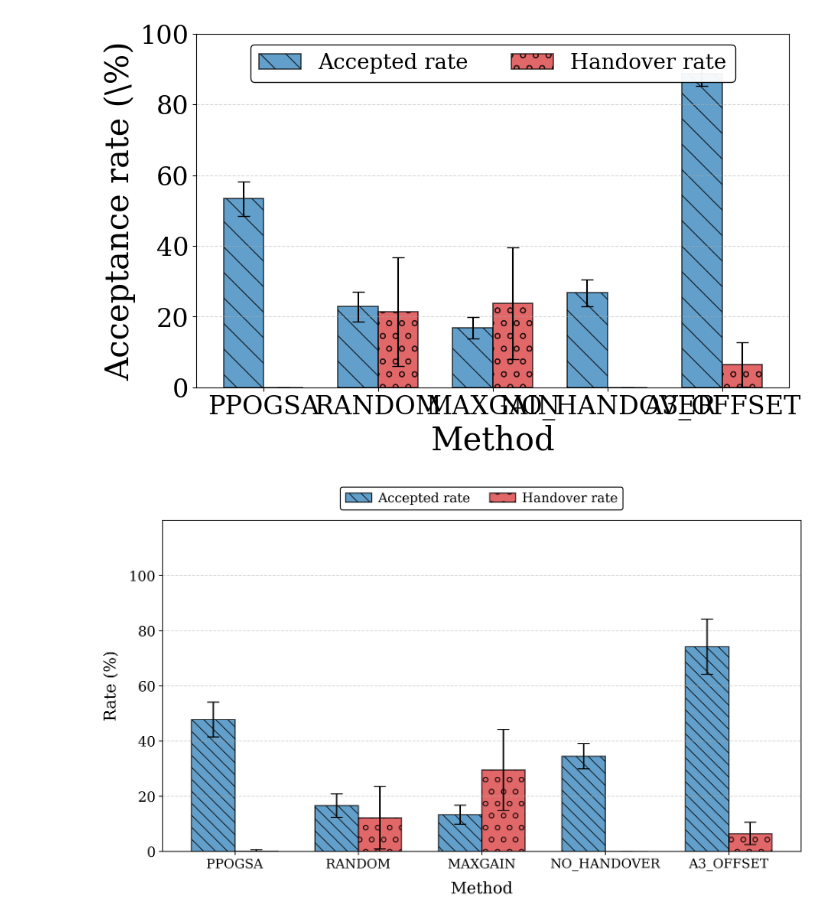
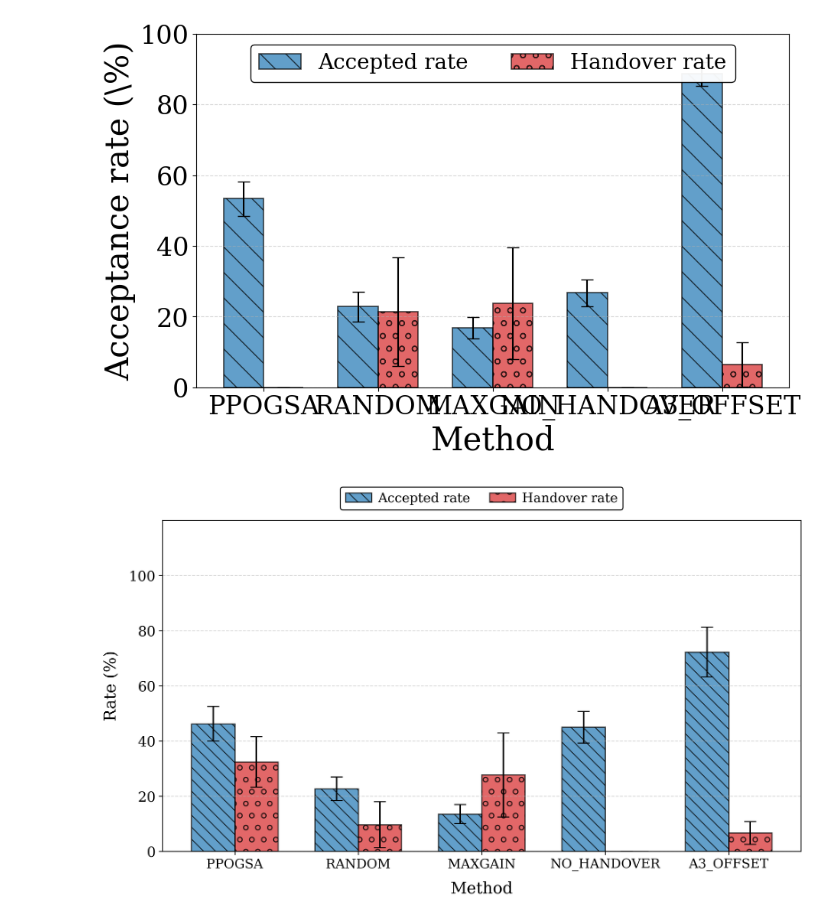
Before and after one commit to eouinht/HO_DATN, a Jupyter notebook: PPO_GSA_HO/plot.ipynb, the cells around one changed output. Cells and saved outputs as stored; diff of their text form; code cells hidden in the pictures.

```diff
--- a/PPO_GSA_HO/plot.ipynb
+++ b/PPO_GSA_HO/plot.ipynb
@@ -184,7 +184,7 @@ enable_latex_font()
 # =========================
 # PATH
 # =========================
-root = Path("./results_evaluation/run_20260607_153753")
+root = Path("./results_evaluation/run_20260607_214211")
 out_dir = root / "figures"
 
 methods = ["PPOGSA", "RANDOM", "MAXGAIN", "NO_HANDOVER", "A3_OFFSET"]
@@ -288,7 +288,7 @@ enable_latex_font()
 # =========================
 # PATH
 # =========================
-root = Path("./results_evaluation/run_20260413_230901")
+root = Path("./results_evaluation/run_20260607_214211")
 out_dir = root / "figures"
 
 methods = ["PPOGSA", "RANDOM", "MAXGAIN", "NO_HANDOVER"]
@@ -631,7 +631,7 @@ def load(p):
 # =========================
 # PATH
 # =========================
-root = Path("./results_evaluation/run_20260607_160042")
+root = Path("./results_evaluation/run_20260607_214211")
 out_dir = root / "figures"
 
 methods = ["PPOGSA", "RANDOM", "MAXGAIN", "NO_HANDOVER", "A3_OFFSET"]
@@ -721,31 +721,31 @@ ax.set_xticklabels(methods) # Tên các phương pháp đứng vừa vặn nhờ
 
 ax.set_xlabel("Method", labelpad=10)
 ax.set_ylabel("Rate (%)", labelpad=10) # Sửa dấu "(\%)" lỗi và đổi thành "Rate (%)" vì có cả handover rate
 
 ax.set_ylim(0, 120) # Tăng trần lên 120 để lấy không gian phía trên đặt bộ Chú thích (Legend)
 ax.set_yticks(np.arange(0, 101, 20))
 
 ax.grid(True, axis='y', linestyle="--", alpha=0.5)
 
 # Tối ưu legend gọn gàng, đẩy ra ngoài đồ thị một chút để tránh đè lên cột cao 100%
 ax.legend(
     loc="upper center",
     bbox_to_anchor=(0.5, 1.12),
     ncol=2,
     frameon=True,
     facecolor="white",
     edgecolor="black",
     framealpha=0.95,
     borderpad=0.4,
     handletextpad=0.5,
     columnspacing=1.5
 )
 
 # =========================
 # SAVE (LƯU TRƯỚC HIỂN THỊ SAU)
 # =========================
 _save(fig, out_dir, "bar_rate_mean_std_percent")
 plt.show()
 plt.close(fig)
 # %% [output]
-[figure, old version]
+[figure, new version]
```
Also changed, not shown: parts of 3 cells of this notebook, 11 other files.
